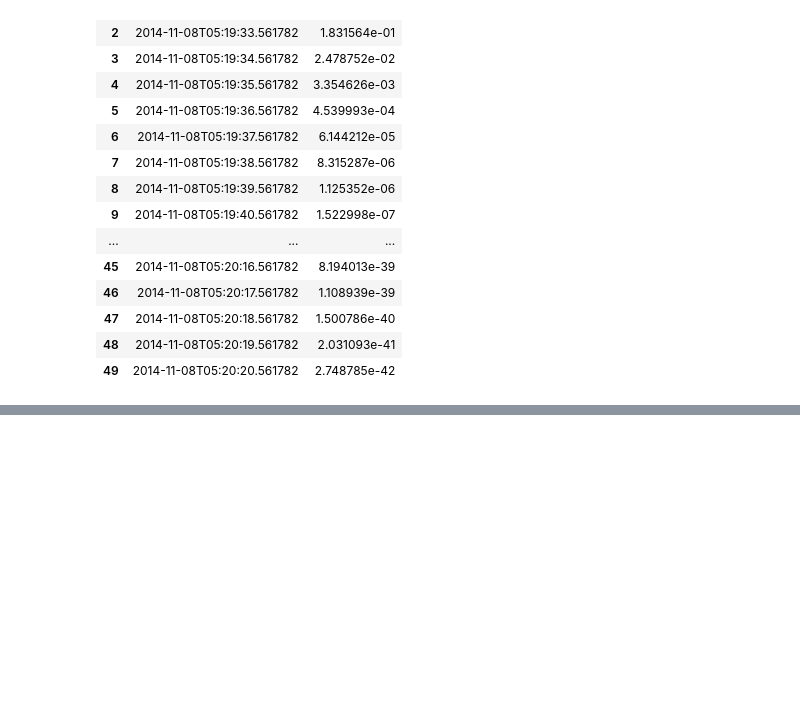
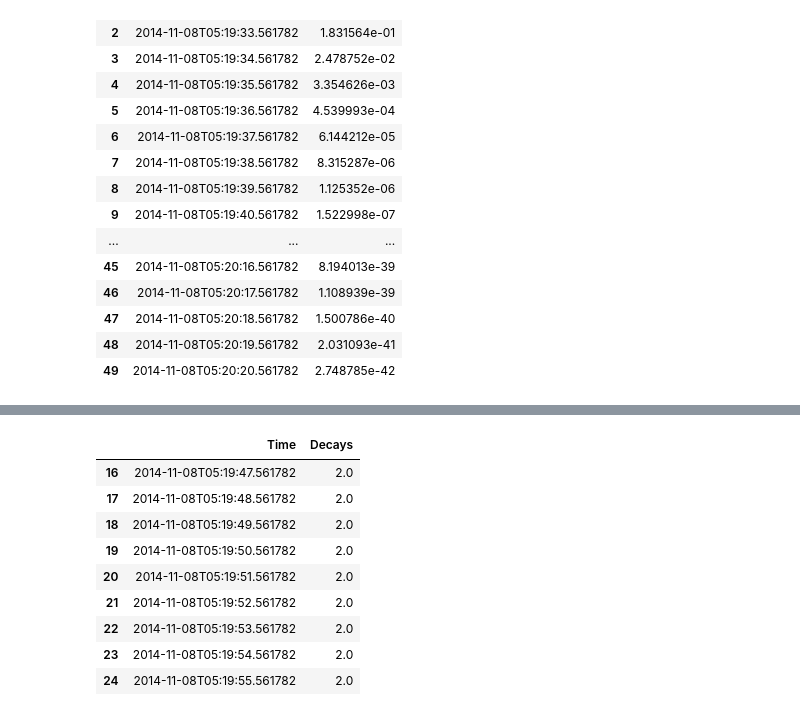
Before and after one commit to ostueker/CMSC6950-2017, a Jupyter notebook: lectures/ch07-analysis-and-viz.ipynb, the cells around one changed output, grey strips where cells are left out. Drawn from its saved outputs; the diff is of its cells as text; code cells hidden in the pictures; blank space fills up the shorter version.

```diff
--- a/lectures/ch07-analysis-and-viz.ipynb
+++ b/lectures/ch07-analysis-and-viz.ipynb
@@ -150,0 +262,13 @@ decay_df.dropna()
+# %%
+decay_df[ decay_df['Decays'] == 2.0 ]
+# %% [output]
+|  | Time | Decays |
+| 16 | 2014-11-08T05:19:47.561782 | 2.0 |
+| 17 | 2014-11-08T05:19:48.561782 | 2.0 |
+| 18 | 2014-11-08T05:19:49.561782 | 2.0 |
+| 19 | 2014-11-08T05:19:50.561782 | 2.0 |
+| 20 | 2014-11-08T05:19:51.561782 | 2.0 |
+| 21 | 2014-11-08T05:19:52.561782 | 2.0 |
+| 22 | 2014-11-08T05:19:53.561782 | 2.0 |
+| 23 | 2014-11-08T05:19:54.561782 | 2.0 |
+| 24 | 2014-11-08T05:19:55.561782 | 2.0 |
```
Also changed, not shown: parts of 28 cells of this notebook, 1 other file.
